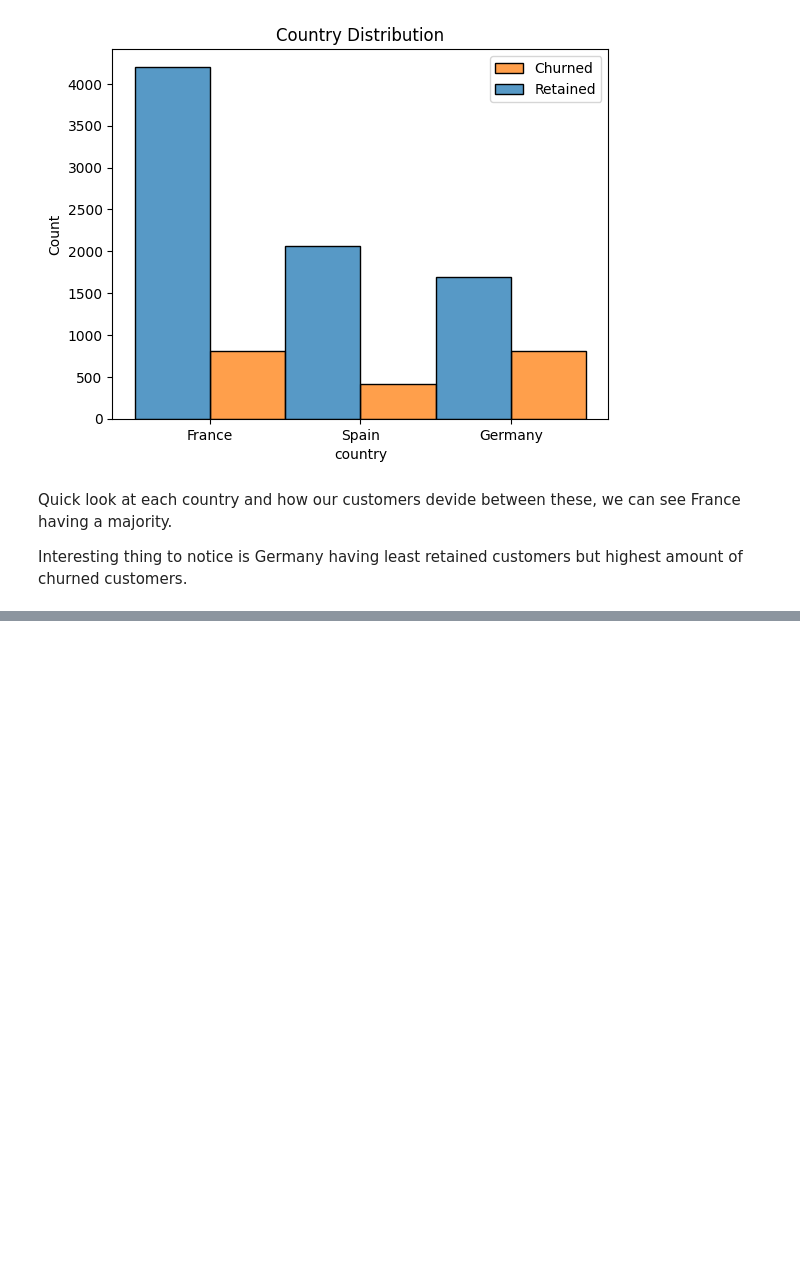
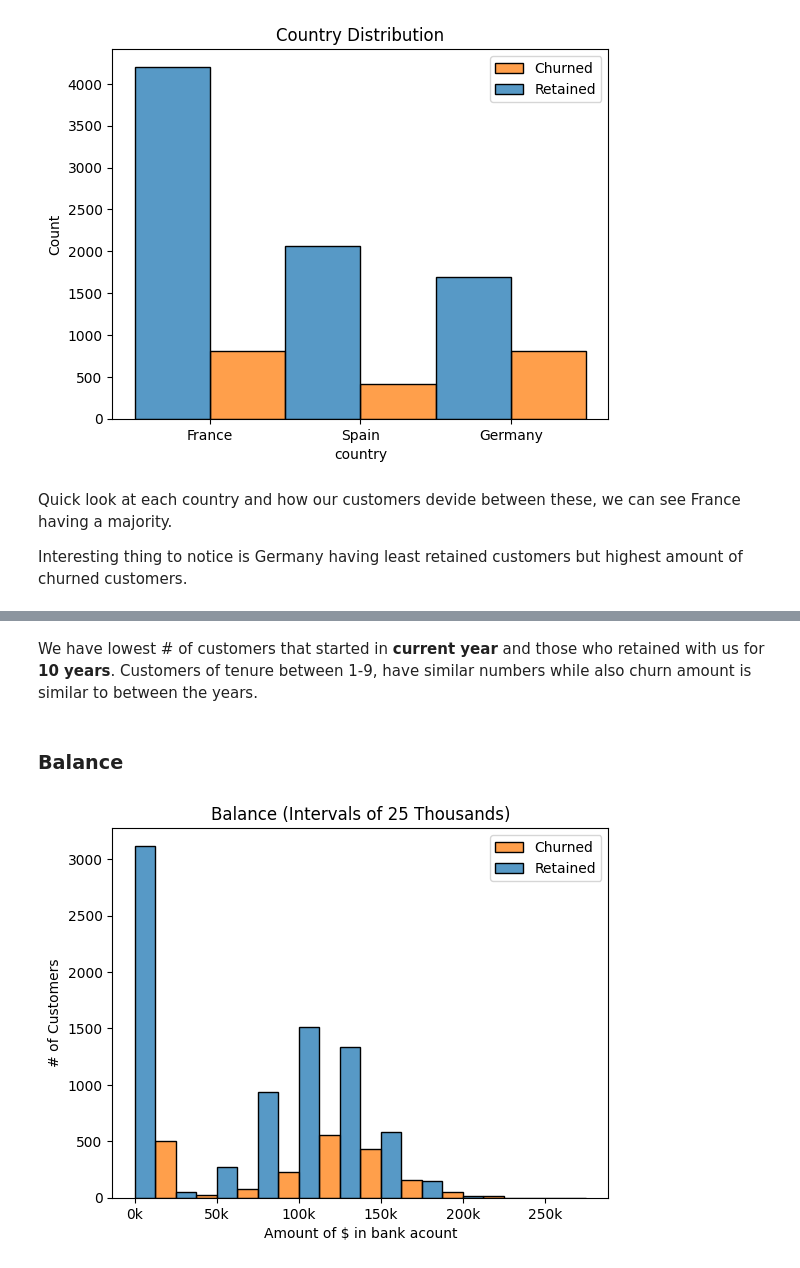
Before and after one commit to ArvydasKacinas/Bank-Customer-Churn, a Jupyter notebook: ML_Notebook.ipynb, the cells around one changed output, grey strips where cells are left out. Cells and saved outputs as stored; diff of their text form; code cells hidden in the pictures; blank space fills up the shorter version.

Commit message:
ML model start
Starting the modelling stage of the project.

```diff
--- a/ML_Notebook.ipynb
+++ b/ML_Notebook.ipynb
@@ -177,0 +197,20 @@ Interesting thing to notice is Germany having least retained customers but highe
+# %% [markdown]
+We have lowest # of customers that started in **current year** and those who retained with us for **10 years**. Customers of tenure between 1-9, have similar numbers while also churn amount is similar to between the years.
+# %% [markdown]
+### Balance
+# %%
+bin_edges = np.arange(0,bank_churn_data["balance"].max()+25000,25000)
+balance_fig= sns.histplot(data=bank_churn_data, x="balance",
+                                hue="churn",
+                                bins=bin_edges,
+                                multiple="dodge",
+                                discrete=False,
+                                stat="count",
+                                )
+balance_fig.xaxis.set_major_formatter(tck.FuncFormatter(lambda x, _: f"{int(x/1000)}k"))
+plt.legend(labels=["Churned","Retained"])
+plt.xlabel("Amount of $ in bank acount")
+plt.ylabel("# of Customers")
+plt.title("Balance (Intervals of 25 Thousands)");
+# %% [output]
+[figure, added]
```
Also changed, not shown: parts of 22 cells of this notebook, 1 other file.
